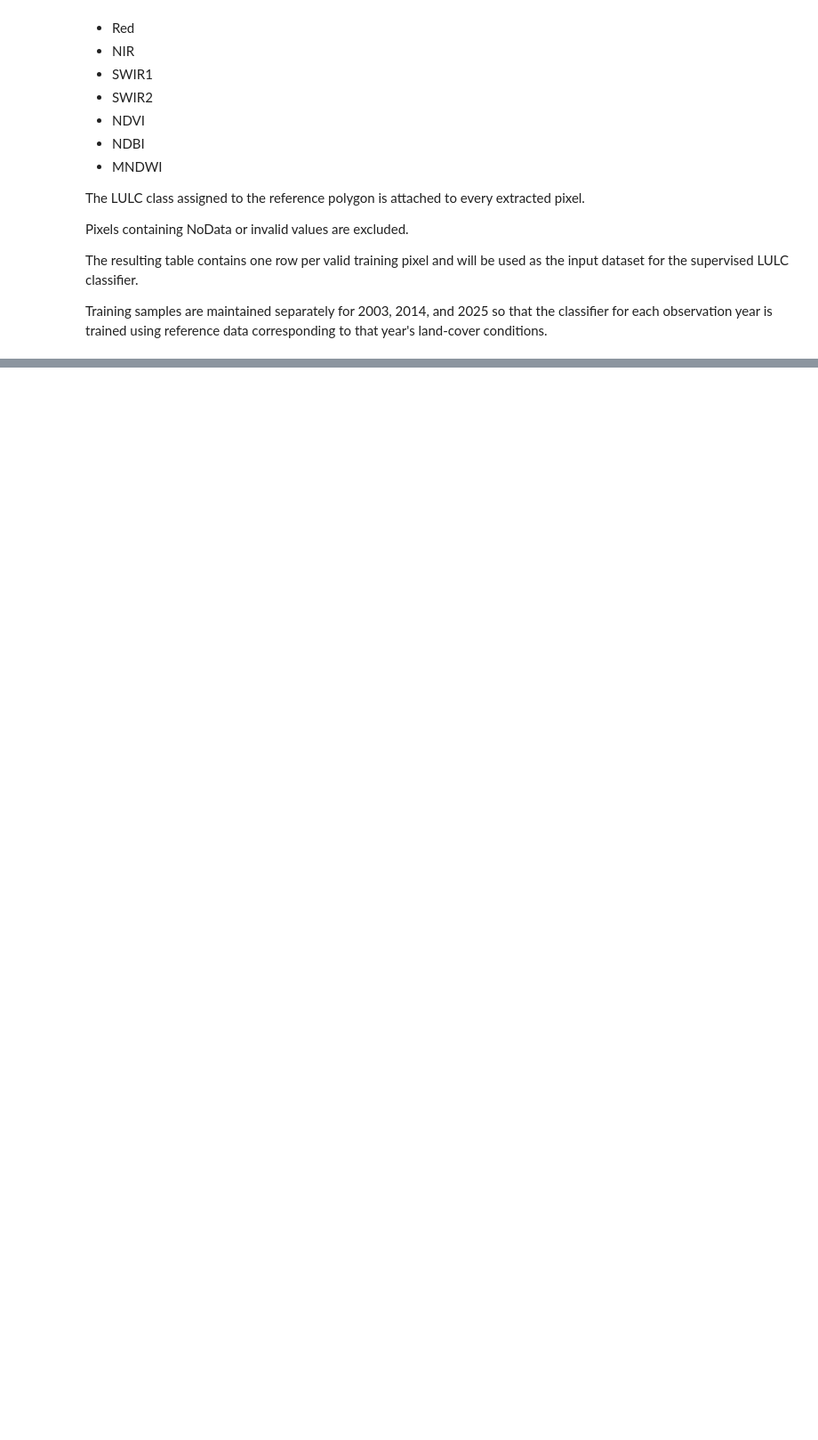
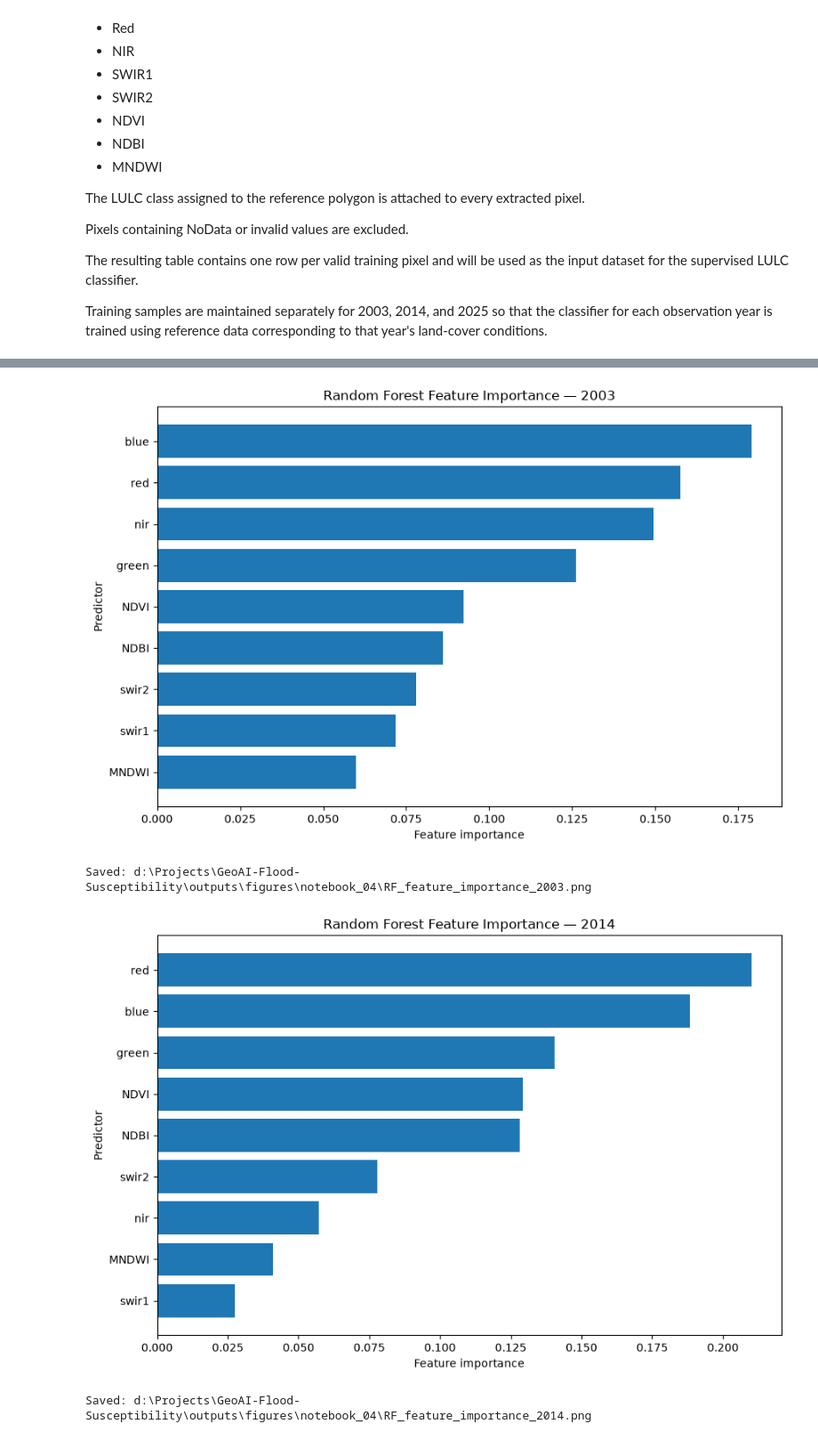
Before and after one commit to anshika1909singh-sys/GeoAI-Flood-Susceptibility, a Jupyter notebook: notebooks/04_Land_Use_Land_Cover.ipynb, the cells around one changed output, grey strips where cells are left out. Shown at 89% size. Cells and saved outputs as stored; diff of their text form; code cells hidden in the pictures; blank space fills up the shorter version.

Commit message:
LULC Classification is done.

```diff
--- a/notebooks/04_Land_Use_Land_Cover.ipynb
+++ b/notebooks/04_Land_Use_Land_Cover.ipynb
@@ -1446,3 +1503,12 @@ corresponding to that year's land-cover conditions.
 import geopandas as gpd
 import pandas as pd
 from rasterio.features import geometry_mask
+# %%
+training_polygon_files = {
+    2003: TRAINING_DIR / "LULC_training_2003.gpkg",
+    2014: TRAINING_DIR / "LULC_training_2014.gpkg",
+    2025: TRAINING_DIR / "LULC_training_2025.gpkg"
+}
+
+for year, path in training_polygon_files.items():
+    print(year, ":", path)
@@ -1497,0 +3063,11 @@ for year, gdf in training_polygons.items():
+# %%
+# ============================================================
+# Verify feature importance sums
+# ============================================================
+
+for year, importance in feature_importance.items():
+
+    print(
+        f"{year}: "
+        f"sum = {importance.sum():.6f}"
+    )
@@ -1497,0 +3248,53 @@ for year, gdf in training_polygons.items():
+# %%
+# ============================================================
+# Step 11.9 — Plot and save feature importance
+# ============================================================
+
+import matplotlib.pyplot as plt
+
+FIGURES_DIR = PROJECT_ROOT / "outputs" / "figures" / "notebook_04"
+FIGURES_DIR.mkdir(parents=True, exist_ok=True)
+
+for year, importance in feature_importance.items():
+
+    # Sort from highest to lowest
+    importance_sorted = importance.sort_values(
+        ascending=True
+    )
+
+    plt.figure(figsize=(9, 6))
+
+    plt.barh(
+        importance_sorted.index,
+        importance_sorted.values
+    )
+
+    plt.xlabel("Feature importance")
+    plt.ylabel("Predictor")
+    plt.title(
+        f"Random Forest Feature Importance — {year}"
+    )
+
+    plt.tight_layout()
+
+    output_path = (
+        FIGURES_DIR /
+        f"RF_feature_importance_{year}.png"
+    )
+
+    plt.savefig(
+        output_path,
+        dpi=300,
+        bbox_inches="tight"
+    )
+
+    plt.show()
+
+    plt.close()
+
+    print(f"Saved: {output_path}")
+# %% [output]
+[figure, added]
+Saved: d:\Projects\GeoAI-Flood-Susceptibility\outputs\figures\notebook_04\RF_feature_importance_2003.png
+[figure, added]
+Saved: d:\Projects\GeoAI-Flood-Susceptibility\outputs\figures\notebook_04\RF_feature_importance_2014.png
```
Also changed, not shown: parts of 64 cells of this notebook.
